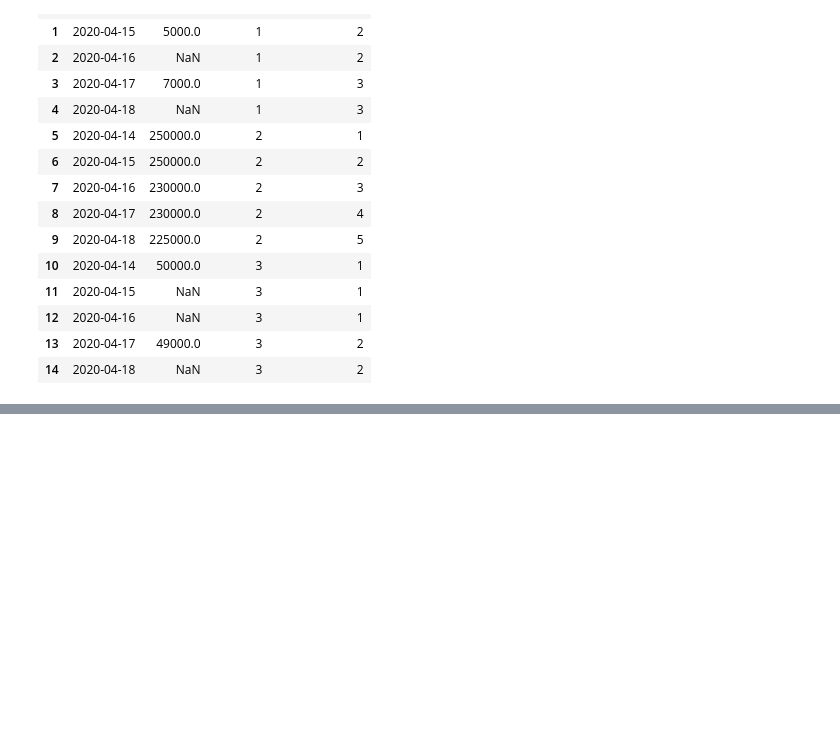
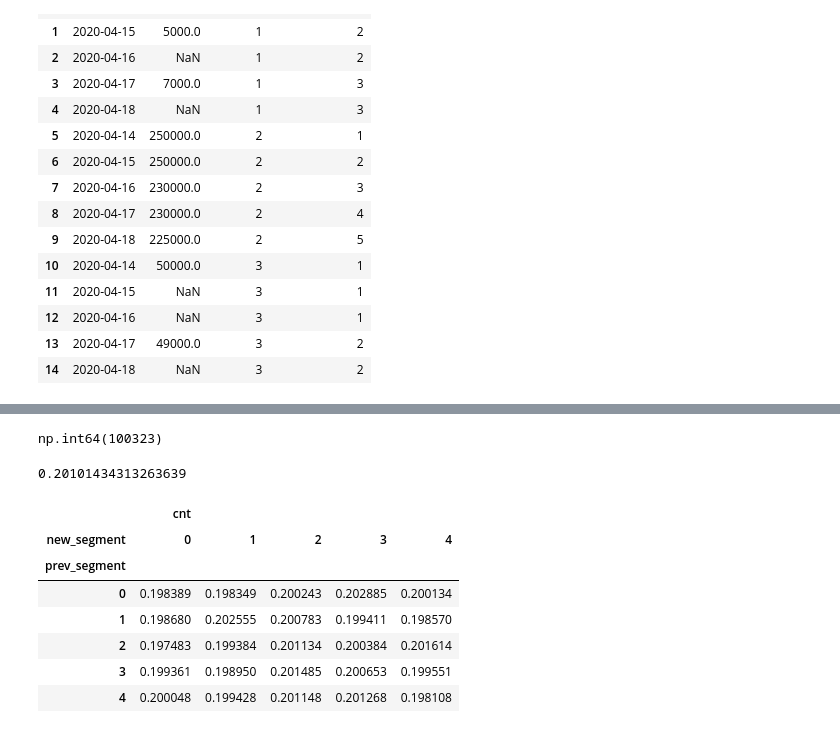
Before and after one commit to SergeyB81/Portfolio-DS, a Jupyter notebook: Тестовое CG/Bank-62-68/bank_ds_trainee_test_case.ipynb, the cells around one changed output, grey strips where cells are left out. Drawn from its saved outputs; the diff is of its cells as text; code cells hidden in the pictures; blank space fills up the shorter version.

```diff
--- a/Тестовое CG/Bank-62-68/bank_ds_trainee_test_case.ipynb
+++ b/Тестовое CG/Bank-62-68/bank_ds_trainee_test_case.ipynb
@@ -839,0 +925,21 @@ select(sql)
+# %%
+p.iloc[0].sum() # сумма по первой строке
+# %% [output]
+np.int64(100323)
+# %%
+20055/99769
+# %% [output]
+0.20101434313263639
+# %%
+p.divide(p.sum(axis=1),axis=0) #суммируем все по строкам и делим на эту сумму значения в каждой соответствующей строчке
+                               #ниже см сумму по всем столбцам и делим эту сумму на значения в каждом соответствующем столбце
+                               #по другому не работает
+# %% [output]
+|  | cnt |  |  |  |  |
+| new_segment | 0 | 1 | 2 | 3 | 4 |
+| prev_segment |  |  |  |  |  |
+| 0 | 0.198389 | 0.198349 | 0.200243 | 0.202885 | 0.200134 |
+| 1 | 0.198680 | 0.202555 | 0.200783 | 0.199411 | 0.198570 |
+| 2 | 0.197483 | 0.199384 | 0.201134 | 0.200384 | 0.201614 |
+| 3 | 0.199361 | 0.198950 | 0.201485 | 0.200653 | 0.199551 |
+| 4 | 0.200048 | 0.199428 | 0.201148 | 0.201268 | 0.198108 |
```
Also changed, not shown: parts of 35 cells of this notebook.
